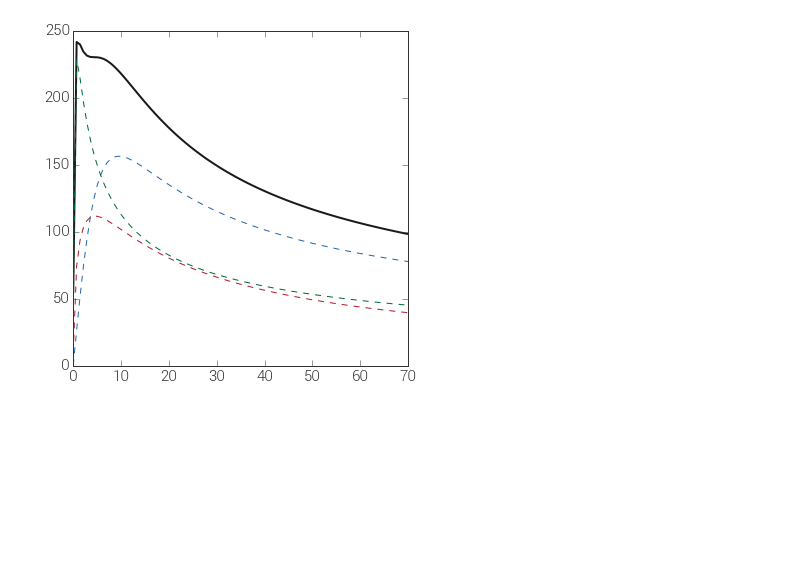
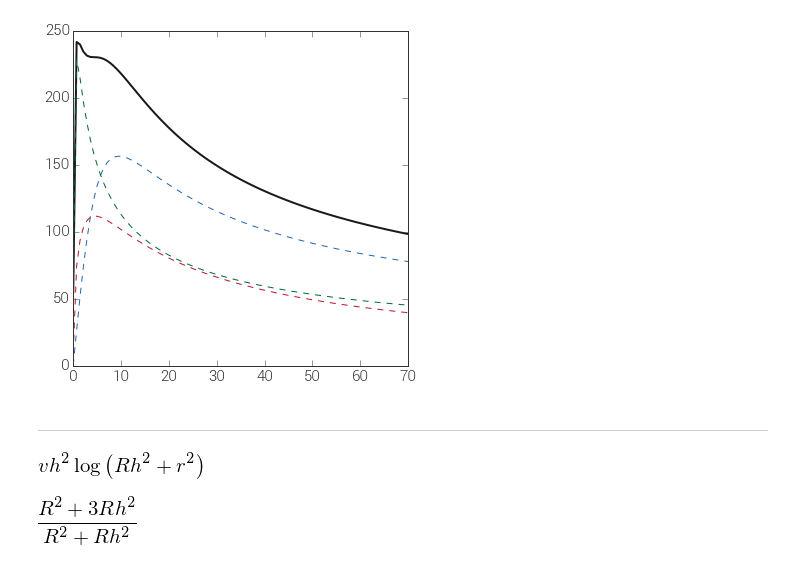
Before and after one commit to adrn/ipython-notebooks, a Jupyter notebook: Sympy.ipynb, the cells around one changed output. Saved outputs shown, nothing was run; the diff lists cells and outputs as text; code cells hidden in the pictures; blank space fills up the shorter version.

```diff
--- a/Sympy.ipynb
+++ b/Sympy.ipynb
@@ -217,3 +259,16 @@ Mhalo_to_vsun(2.5E11)
 # %% [output]
 $225.341 \; \mathrm{\frac{km}{s}}$
 [figure]
+# %% [markdown]
+---
+# %%
+r = sm.Symbol('r')
+R = sm.Symbol('R')
+vh = sm.Symbol('vh')
+Rh = sm.Symbol('Rh')
+G = sm.Symbol('G')
+
+Phi = vh**2 * sm.log(r**2 + Rh**2)
+Phi
+# %% [output]
+[figure, added]
@@ -219,0 +279,4 @@ $225.341 \; \mathrm{\frac{km}{s}}$
+# %%
+(sm.diff(M, R) * R / M).simplify()
+# %% [output]
+[figure, added]
```
Also changed, not shown: parts of 11 cells of this notebook, 19 other files.
